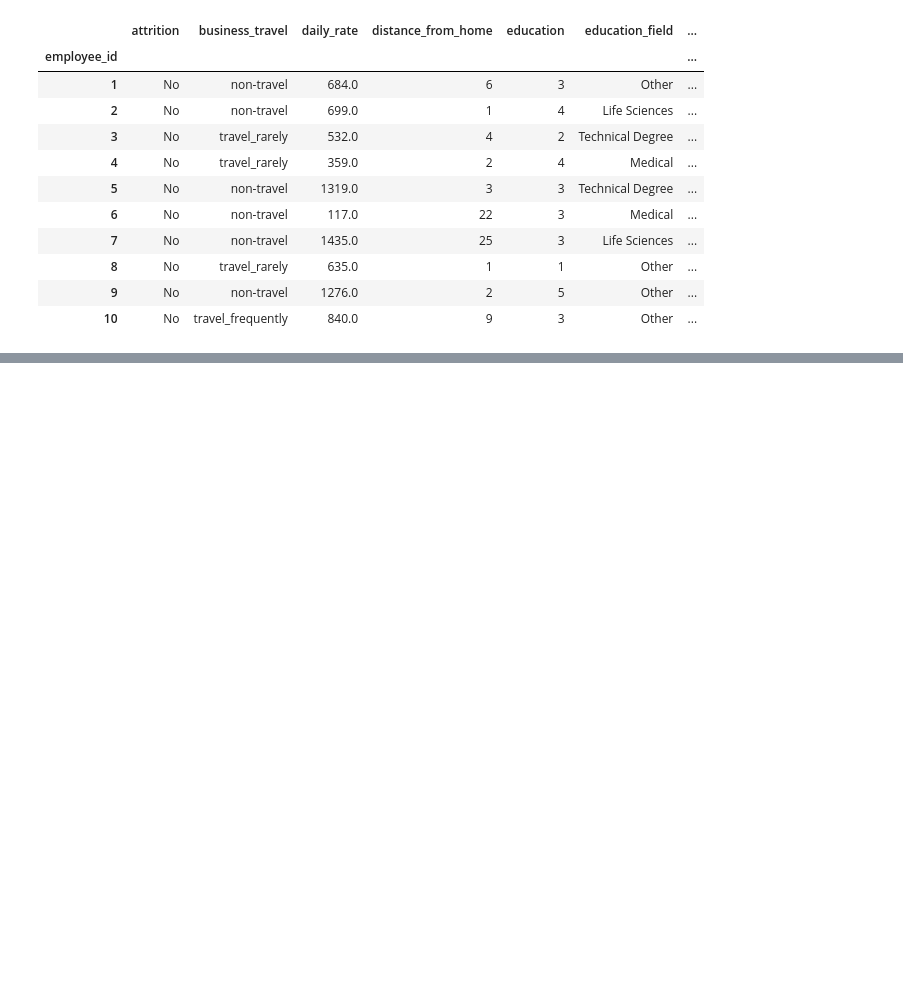
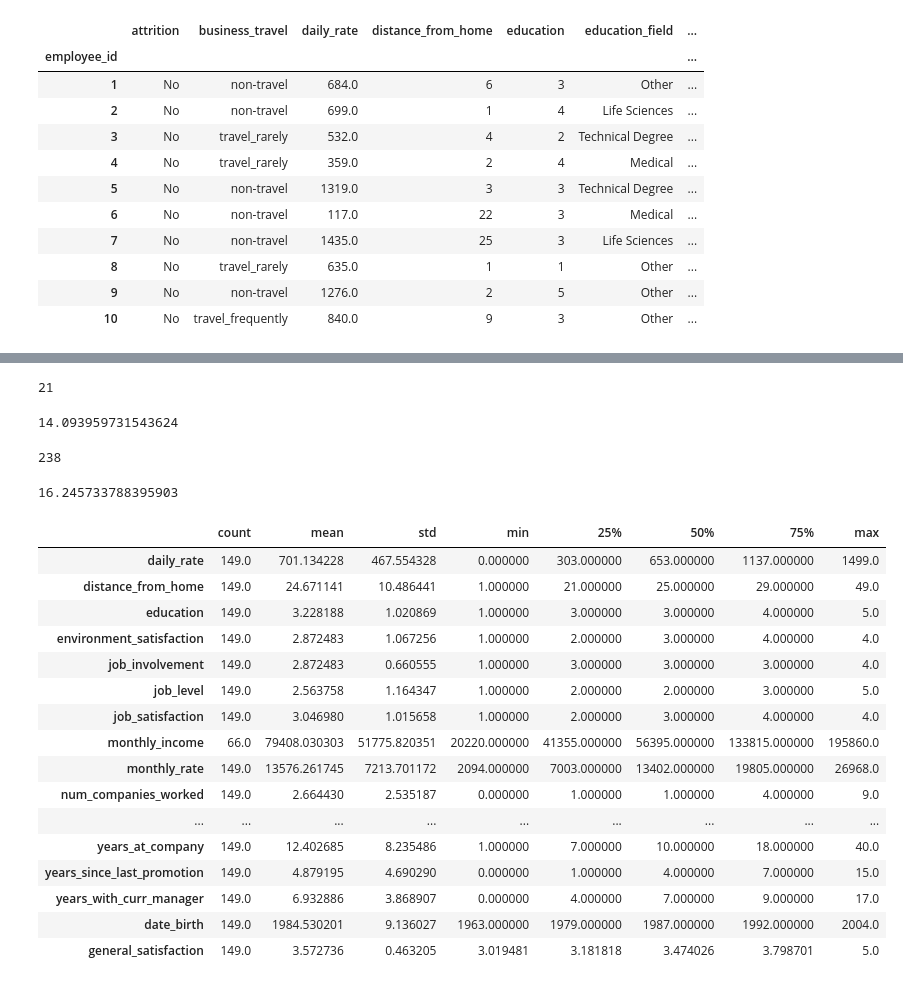
Before and after one commit to nicoleab1/proyecto-da-promo-b-modulo-3-team-2, a Jupyter notebook: proyecto optimizacion de talento.ipynb, the cells around one changed output, grey strips where cells are left out. Saved outputs shown, nothing was run; the diff lists cells and outputs as text; code cells hidden in the pictures; blank space fills up the shorter version.

```diff
--- a/proyecto optimizacion de talento.ipynb
+++ b/proyecto optimizacion de talento.ipynb
@@ -772,0 +981,44 @@ memory usage: 386.2+ KB
+# %%
+## Calculamos la tasa de rotación del grupo A
+q_a = df_a['attrition'].isin(["Yes"])
+q_a.sum()
+# %% [output]
+21
+# %%
+## Porcentaje de tasa rotación grupo A
+tasa_rotación_a = q_a.sum()*100/df_a.shape[0]
+tasa_rotación_a
+# %% [output]
+14.093959731543624
+# %%
+## Calculamos tasa de rotación del grupo B
+q_b = df_b['attrition'].isin(["Yes"])
+q_b.sum()
+# %% [output]
+238
+# %%
+## Porcentaje de tasa rotación grupo B
+tasa_rotación_b = q_b.sum()*100/df_b.shape[0]
+tasa_rotación_b
+# %% [output]
+16.245733788395903
+# %%
+df_a.describe().T
+# %% [output]
+|  | count | mean | std | min | 25% | 50% | 75% | max |
+| daily_rate | 149.0 | 701.134228 | 467.554328 | 0.000000 | 303.000000 | 653.000000 | 1137.000000 | 1499.0 |
+| distance_from_home | 149.0 | 24.671141 | 10.486441 | 1.000000 | 21.000000 | 25.000000 | 29.000000 | 49.0 |
+| education | 149.0 | 3.228188 | 1.020869 | 1.000000 | 3.000000 | 3.000000 | 4.000000 | 5.0 |
+| environment_satisfaction | 149.0 | 2.872483 | 1.067256 | 1.000000 | 2.000000 | 3.000000 | 4.000000 | 4.0 |
+| job_involvement | 149.0 | 2.872483 | 0.660555 | 1.000000 | 3.000000 | 3.000000 | 3.000000 | 4.0 |
+| job_level | 149.0 | 2.563758 | 1.164347 | 1.000000 | 2.000000 | 2.000000 | 3.000000 | 5.0 |
+| job_satisfaction | 149.0 | 3.046980 | 1.015658 | 1.000000 | 2.000000 | 3.000000 | 4.000000 | 4.0 |
+| monthly_income | 66.0 | 79408.030303 | 51775.820351 | 20220.000000 | 41355.000000 | 56395.000000 | 133815.000000 | 195860.0 |
+| monthly_rate | 149.0 | 13576.261745 | 7213.701172 | 2094.000000 | 7003.000000 | 13402.000000 | 19805.000000 | 26968.0 |
+| num_companies_worked | 149.0 | 2.664430 | 2.535187 | 0.000000 | 1.000000 | 1.000000 | 4.000000 | 9.0 |
+| ... | ... | ... | ... | ... | ... | ... | ... | ... |
+| years_at_company | 149.0 | 12.402685 | 8.235486 | 1.000000 | 7.000000 | 10.000000 | 18.000000 | 40.0 |
+| years_since_last_promotion | 149.0 | 4.879195 | 4.690290 | 0.000000 | 1.000000 | 4.000000 | 7.000000 | 15.0 |
+| years_with_curr_manager | 149.0 | 6.932886 | 3.868907 | 0.000000 | 4.000000 | 7.000000 | 9.000000 | 17.0 |
+| date_birth | 149.0 | 1984.530201 | 9.136027 | 1963.000000 | 1979.000000 | 1987.000000 | 1992.000000 | 2004.0 |
+| general_satisfaction | 149.0 | 3.572736 | 0.463205 | 3.019481 | 3.181818 | 3.474026 | 3.798701 | 5.0 |
```
Also changed, not shown: parts of 37 cells of this notebook, 2 other files.
